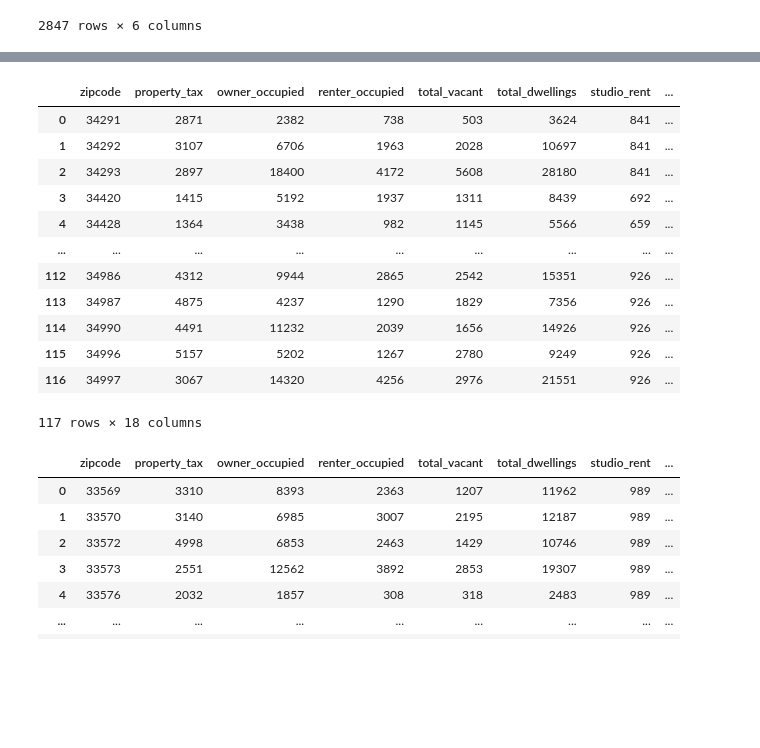
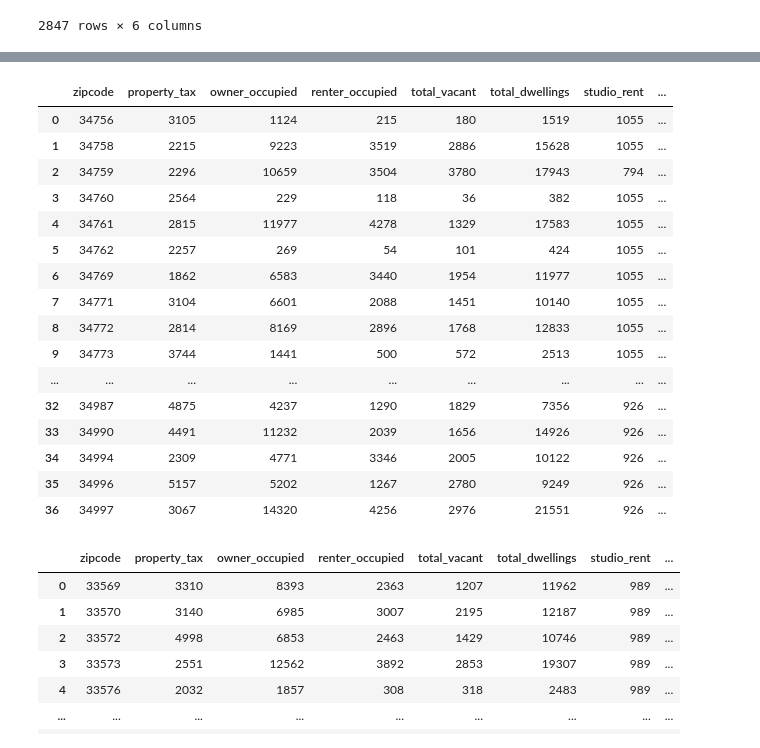
Before and after one commit to FinalProject-2021/Housing_Valuation, a Jupyter notebook: sales_data_JJ.ipynb, the cells around one changed output, grey strips where cells are left out. Saved outputs shown, nothing was run; the diff lists cells and outputs as text; code cells hidden in the pictures; blank space fills up the shorter version.

Commit message:
final area data finished

```diff
--- a/sales_data_JJ.ipynb
+++ b/sales_data_JJ.ipynb
@@ -25,10 +26,17 @@ zip_codes = list(zip(*split_codes))
 
 # zip_codes[0]
 # %%
-count = 0
-for code in zip_codes[2]:
-    count += 1
+# count = 0
+# for code in zip_codes[2]:
+#     count += 1
 
-print(count)
-zip_codes[7][83:]
+# print(count)
+# zip_codes[7][83:]
+# fl_codes_int = []
+# for code in fl_codes:
+#     fl_codes_int.append(int(code))
+
+
+fl_zipcodes = pd.Series(fl_codes, name='zipcode')
+fl_zipcodes
 # %% [output]
@@ -79,7 +81,7 @@ sales_trend = "salestrend/snapshot?geoid=ZI"
 
 sales_trend_dates = "&interval=monthly&startyear=2019&endyear=2020&startmonth=january&endmonth=december"
 
-headers = {'Accept': 'application/json', 'apikey': MLONG}
+headers = {'Accept': 'application/json', 'apikey': CSMITH}
 
 
 # Establish variable for information desired
@@ -91,7 +93,7 @@ average_price = []
 median_price = []
 sales_no_data = []
 
-for code in zip_codes[7][83:]:
+for code in sales_missing_zips:
     # Make API call
     sales_response = requests.post( f'{property_url}{sales_trend}{code}{sales_trend_dates}',
                                     headers = headers)
@@ -201,6 +300,7 @@ community_url = "https://api.gateway.attomdata.com/communityapi/v2.0.0"
 
 area_url = "/area/full?AreaId=ZI"
 
+headers = {'Accept': 'application/json', 'apikey': CSMITH}
 
 # Establish variable for information desired
 zip_code_area = []
@@ -224,7 +324,7 @@ avg_commute = []
 crime_index = []
 area_no_data = []
 
-for code in zip_codes[7]:
+for code in area_missing_zips:
 
     # Make API call
     area_response = requests.post( f'{community_url}{area_url}{code}', headers = headers)
@@ -244,45 +344,49 @@ for code in zip_codes[7]:
             studio_rent.append(i['studio_county'])
             one_bed_rent.append(i['one_bed_county'])
             two_bed_rent.append(i['two_bed_county'])
             three_bed_rent.append(i['three_bed_county'])
             four_bed_rent.append(i['four_bed_county'])
             fte_employed.append(i['emptotal'])
             unemployed.append(i['empunemp'])
             avg_income.append(i['inccyavehh'])
             proj_income.append(i['incavehhpy_5'])
             expense_index.append(i['idxexptotal'])
             avg_commute.append(i['trwave'])
             crime_index.append(i['crmcytotc'])
 
 
 
     # Set delay based on API call limitations
     time.sleep(7)
 
 area_data = pd.DataFrame({'zipcode': zip_code_area, 'property_tax': prop_tax,
                         'owner_occupied': owner_occupied, 'renter_occupied': renter_occupied,
                         'total_vacant': total_vacant, 'total_dwellings': total_dwellings,
                         'studio_rent': studio_rent, 'one_bed_rent': one_bed_rent,
                         'two_bed_rent': two_bed_rent, 'three_bed_rent': three_bed_rent,
                         'four_bed_rent': four_bed_rent, 'fte_employed': fte_employed,
                         'unemployed':unemployed, 'average_income':avg_income,
                         'projected_income':proj_income, 'expense_index':expense_index,
                         'average_commute':avg_commute, 'crime_index':crime_index})
 area_data
 # %% [output]
 |  | zipcode | property_tax | owner_occupied | renter_occupied | total_vacant | total_dwellings | studio_rent | ... |
-| 0 | 34291 | 2871 | 2382 | 738 | 503 | 3624 | 841 | ... |
-| 1 | 34292 | 3107 | 6706 | 1963 | 2028 | 10697 | 841 | ... |
-| 2 | 34293 | 2897 | 18400 | 4172 | 5608 | 28180 | 841 | ... |
-| 3 | 34420 | 1415 | 5192 | 1937 | 1311 | 8439 | 692 | ... |
-| 4 | 34428 | 1364 | 3438 | 982 | 1145 | 5566 | 659 | ... |
+| 0 | 34756 | 3105 | 1124 | 215 | 180 | 1519 | 1055 | ... |
+| 1 | 34758 | 2215 | 9223 | 3519 | 2886 | 15628 | 1055 | ... |
+| 2 | 34759 | 2296 | 10659 | 3504 | 3780 | 17943 | 794 | ... |
+| 3 | 34760 | 2564 | 229 | 118 | 36 | 382 | 1055 | ... |
+| 4 | 34761 | 2815 | 11977 | 4278 | 1329 | 17583 | 1055 | ... |
+| 5 | 34762 | 2257 | 269 | 54 | 101 | 424 | 1055 | ... |
+| 6 | 34769 | 1862 | 6583 | 3440 | 1954 | 11977 | 1055 | ... |
+| 7 | 34771 | 3104 | 6601 | 2088 | 1451 | 10140 | 1055 | ... |
+| 8 | 34772 | 2814 | 8169 | 2896 | 1768 | 12833 | 1055 | ... |
+| 9 | 34773 | 3744 | 1441 | 500 | 572 | 2513 | 1055 | ... |
 | ... | ... | ... | ... | ... | ... | ... | ... | ... |
-| 112 | 34986 | 4312 | 9944 | 2865 | 2542 | 15351 | 926 | ... |
-| 113 | 34987 | 4875 | 4237 | 1290 | 1829 | 7356 | 926 | ... |
-| 114 | 34990 | 4491 | 11232 | 2039 | 1656 | 14926 | 926 | ... |
-| 115 | 34996 | 5157 | 5202 | 1267 | 2780 | 9249 | 926 | ... |
-| 116 | 34997 | 3067 | 14320 | 4256 | 2976 | 21551 | 926 | ... |
+| 32 | 34987 | 4875 | 4237 | 1290 | 1829 | 7356 | 926 | ... |
+| 33 | 34990 | 4491 | 11232 | 2039 | 1656 | 14926 | 926 | ... |
+| 34 | 34994 | 2309 | 4771 | 3346 | 2005 | 10122 | 926 | ... |
+| 35 | 34996 | 5157 | 5202 | 1267 | 2780 | 9249 | 926 | ... |
+| 36 | 34997 | 3067 | 14320 | 4256 | 2976 | 21551 | 926 | ... |
-117 rows × 18 columns
 # %%
 area_data_1 = pd.DataFrame({'zipcode': zip_code_area, 'property_tax': prop_tax,
                         'owner_occupied': owner_occupied, 'renter_occupied': renter_occupied,
```
Also changed, not shown: parts of 12 cells of this notebook, 19 other files.
